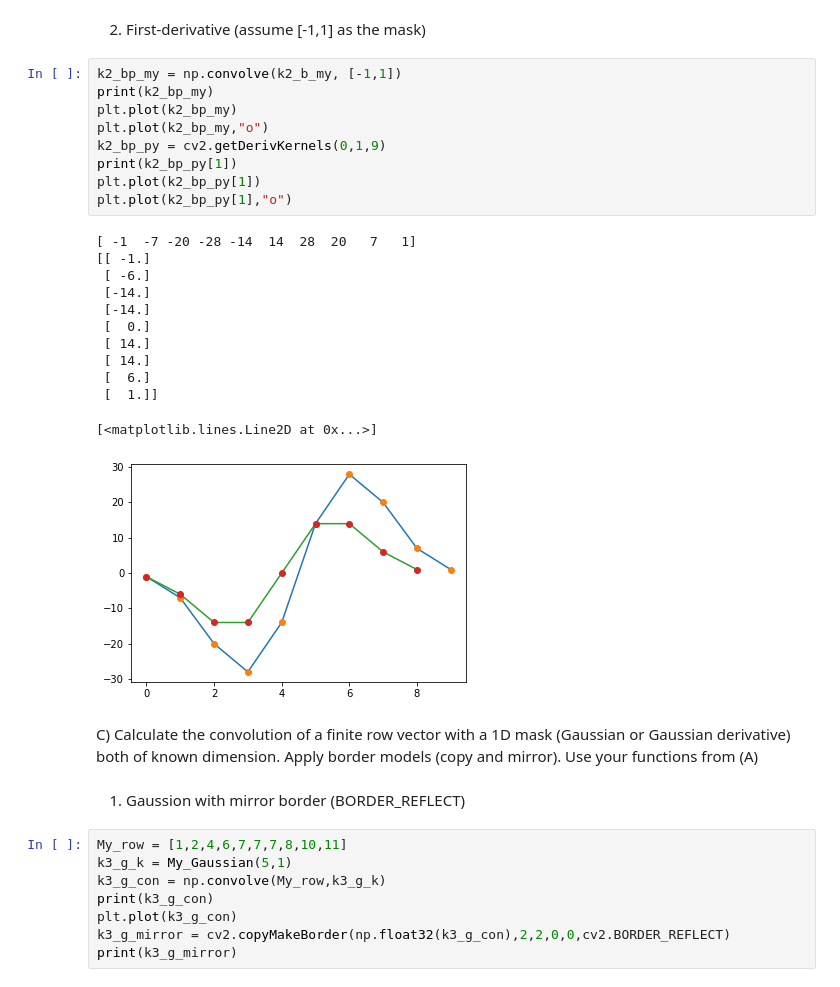
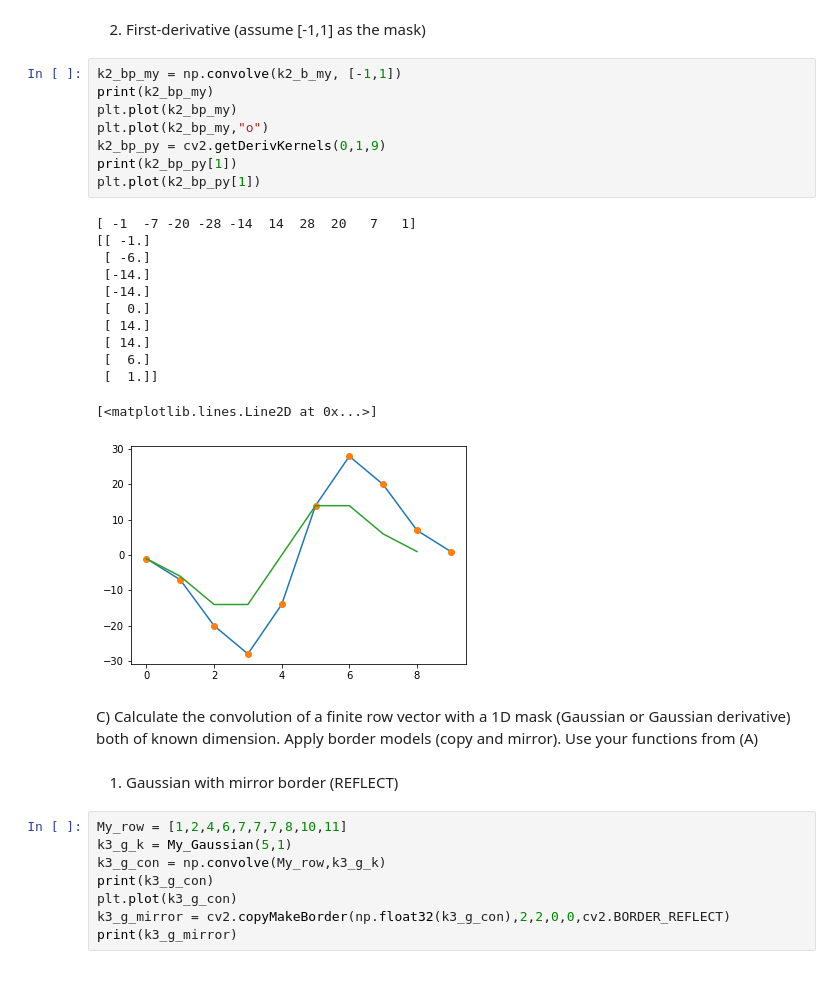
Before and after one commit to RoseSarlake/Computer-Vision, a Jupyter notebook: CV_Assignment1.ipynb, the cells around one changed output. Drawn from its saved outputs; the diff is of its cells as text.

```diff
--- a/CV_Assignment1.ipynb
+++ b/CV_Assignment1.ipynb
@@ -185,29 +185,28 @@ plt.plot(k2_b_py[0],"o")
 # %%
 k2_bp_my = np.convolve(k2_b_my, [-1,1])
 print(k2_bp_my)
 plt.plot(k2_bp_my)
 plt.plot(k2_bp_my,"o")
 k2_bp_py = cv2.getDerivKernels(0,1,9)
 print(k2_bp_py[1])
 plt.plot(k2_bp_py[1])
-plt.plot(k2_bp_py[1],"o")
 # %% [output]
 [ -1  -7 -20 -28 -14  14  28  20   7   1]
 [[ -1.]
  [ -6.]
  [-14.]
  [-14.]
  [  0.]
  [ 14.]
  [ 14.]
  [  6.]
  [  1.]]
 [<matplotlib.lines.Line2D at 0x...>]
-[figure, old version]
+[figure, new version]
 # %% [markdown]
 C) Calculate the convolution of a finite row vector with a 1D mask (Gaussian or Gaussian derivative) both of known dimension. Apply border models (copy and mirror). Use your functions from (A)
 # %% [markdown]
-1. Gaussion with mirror border (BORDER_REFLECT)
+1. Gaussian with mirror border (REFLECT)
 # %%
 My_row = [1,2,4,6,7,7,7,8,10,11]
 k3_g_k = My_Gaussian(5,1)
```
Also changed, not shown: parts of 7 cells of this notebook.
